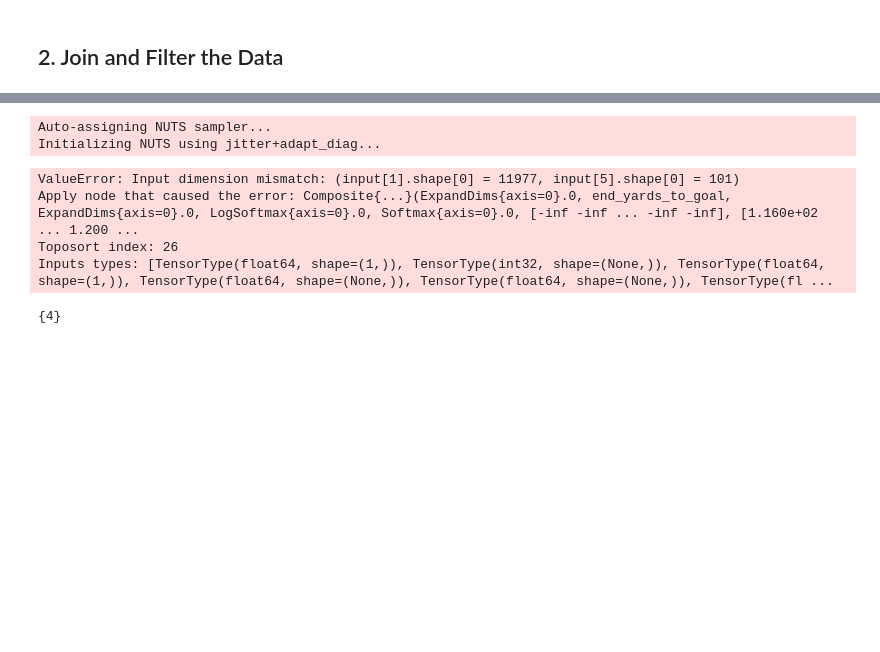
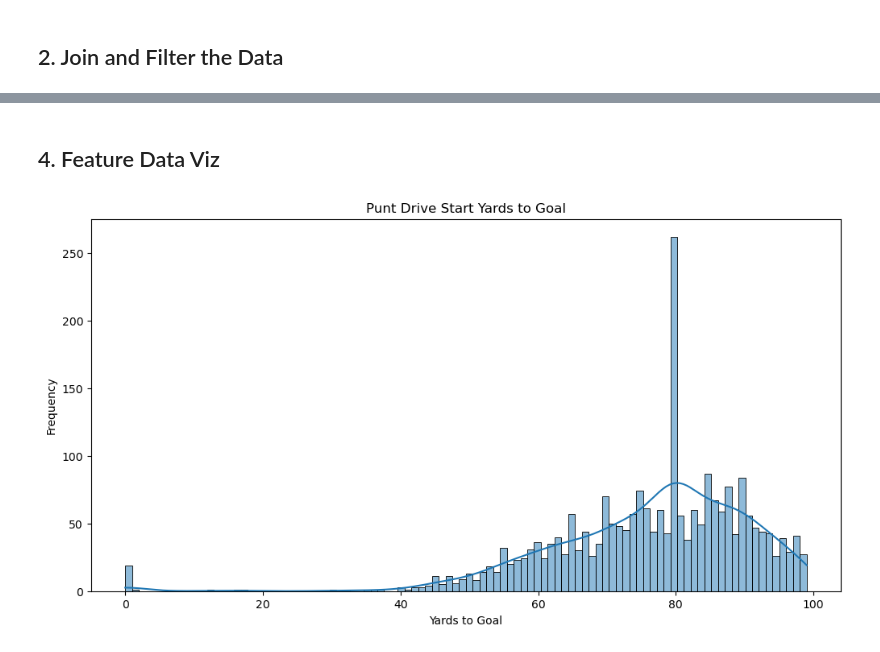
Before and after one commit to lneuendorf/4th-down-models, a Jupyter notebook: notebooks/punt_return_model.ipynb, the cells around one changed output, grey strips where cells are left out. Saved outputs shown, nothing was run; the diff lists cells and outputs as text; code cells hidden in the pictures; blank space fills up the shorter version.

```diff
--- a/notebooks/punt_return_model.ipynb
+++ b/notebooks/punt_return_model.ipynb
@@ -243,44 +403,23 @@ df_punts.head()
-# %%
-n_cores = os.cpu_count()
-yardlines = np.arange(101)
-
-# Ensure the yardline values are integers
-observed_yardlines = df_punts['punt_drive_start_yards_to_goal'].values.astype(int)
-
-# Create a count array for the observed yardlines
-observed_counts = np.bincount(observed_yardlines, minlength=101).astype(int)
-
-with pm.Model() as model:
-    # Priors for coefficients that influence the Dirichlet parameters
-    beta_intercept = pm.Normal("beta_intercept", mu=0, sigma=1)
-    beta_end_yards_to_goal = pm.Normal("beta_end_yards_to_goal", mu=0, sigma=1)
-
-    # Function of end_yards_to_goal that influences the Dirichlet parameters
-    end_yards_to_goal = pm.Data("end_yards_to_goal", df_punts['end_yards_to_goal'].values)
-    alpha = pm.math.exp(beta_intercept + beta_end_yards_to_goal * end_yards_to_goal)
-
-    # Dirichlet prior for the multinomial probabilities
-    p = pm.Dirichlet("p", a=alpha)
-
-    # Likelihood (observations are the counts of yardlines the punts end at)
-    pm.Multinomial("y", n=observed_counts.sum(), p=p, observed=observed_counts)
-
-    # Perform posterior inference
-    trace = pm.sample(
-        draws=1000,
-        return_inferencedata=True,
-        cores=n_cores,
-    )
-
-az.summary(trace)
-# %% [output]
-Auto-assigning NUTS sampler...
-Initializing NUTS using jitter+adapt_diag...
-ValueError: Input dimension mismatch: (input[1].shape[0] = 11977, input[5].shape[0] = 101)
-Apply node that caused the error: Composite{...}(ExpandDims{axis=0}.0, end_yards_to_goal, ExpandDims{axis=0}.0, LogSoftmax{axis=0}.0, Softmax{axis=0}.0, [-inf -inf ... -inf -inf], [1.160e+02 ... 1.200 ...
-Toposort index: 26
-Inputs types: [TensorType(float64, shape=(1,)), TensorType(int32, shape=(None,)), TensorType(float64, shape=(1,)), TensorType(float64, shape=(None,)), TensorType(float64, shape=(None,)), TensorType(fl ...
-# %%
-set(range(0,101)) - set(df_punts['punt_drive_start_yards_to_goal'].unique().tolist())
-# %% [output]
-{4}
+# %%
+# Filter out overtime plays
+df_punts = df_punts.query('0 < end_period <= 4')
+
+# Game must be completed
+df_punts = df_punts.query('completed == True')
+
+df_punts = df_punts.query('0 <= receiving_team_start_pct_game_played <= 1')
+df_punts = df_punts.query('0 <= punt_team_end_pct_game_played <= 1')
+
+df_punts.reset_index(drop=True, inplace=True)
+# %% [markdown]
+## 4. Feature Data Viz
+# %%
+# plot a histogram of punt drive start yards to goal
+plt.figure(figsize=(12,6))
+sns.histplot(df_punts.query('season == 2024 and home_division == "fbs" and away_division == "fbs"').receiving_team_start_yards_to_goal, bins=100, kde=True)
+plt.title("Punt Drive Start Yards to Goal")
+plt.xlabel("Yards to Goal")
+plt.ylabel("Frequency")
+plt.show()
+# %% [output]
+[figure, added]
```
Also changed, not shown: parts of 41 cells of this notebook.
